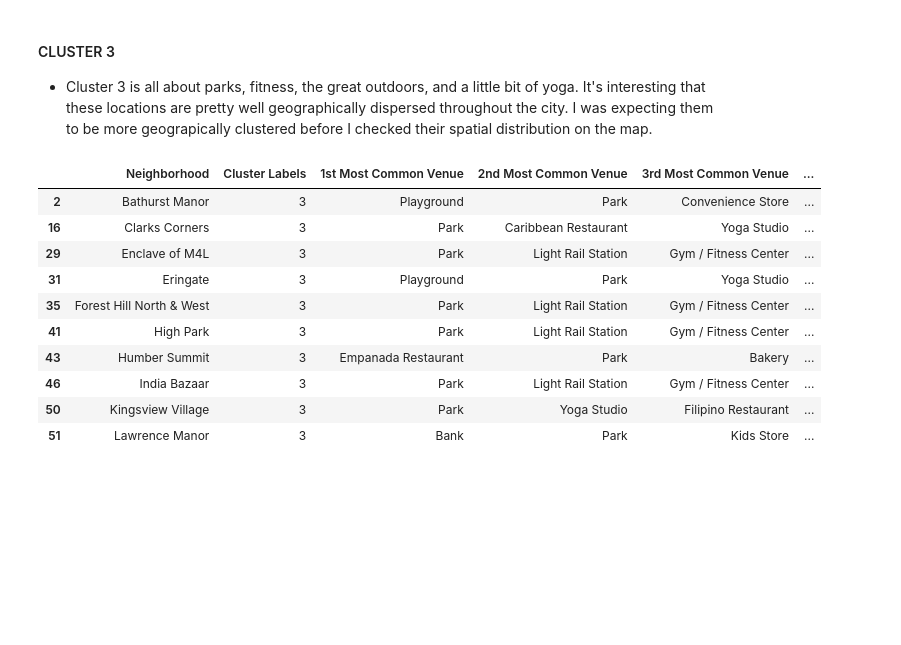
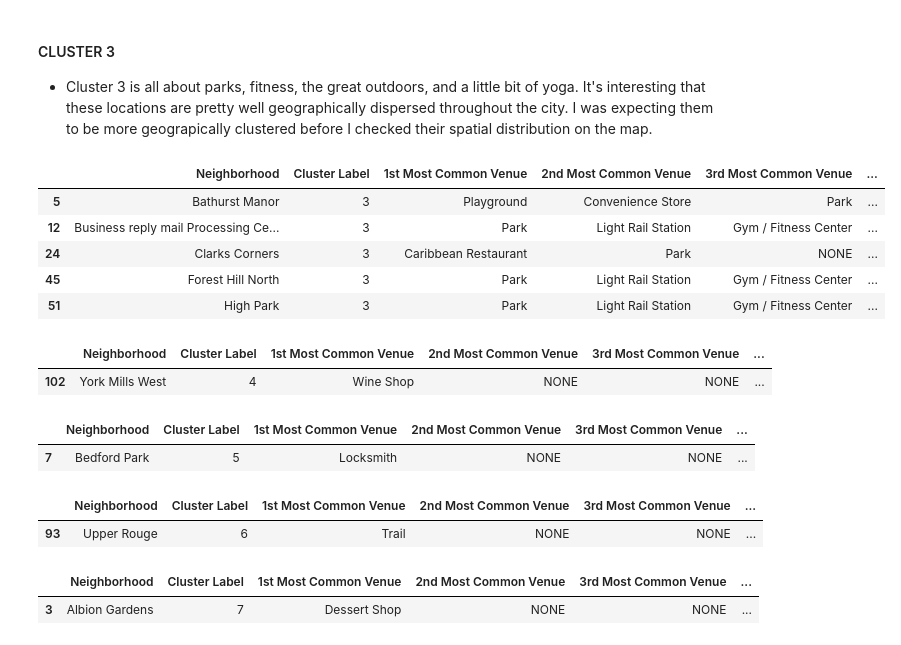
Before and after one commit to KirosG/toronto_clustering, a Jupyter notebook: Segmenting and Clustering Neighborhoods in Toronto.ipynb, the cells around one changed output. Drawn from its saved outputs; the diff is of its cells as text; code cells hidden in the pictures; blank space fills up the shorter version.

```diff
--- a/Segmenting and Clustering Neighborhoods in Toronto.ipynb
+++ b/Segmenting and Clustering Neighborhoods in Toronto.ipynb
@@ -518,3 +493,27 @@ def return_most_common_venues(row, num_top_venues):
+# %%
+def return_most_common_venues(row, num_top_venues):
+    """sort venues in descending order"""
+    row_categories = row.iloc[1:]
+    row_categories_sorted = row_categories.sort_values(ascending=False)
+
+    # if the sorted frequencies have a zero before the number of venues
+    # we want to return, we will fill those cells with 'NONE' so that we
+    # are not arbitrarily selecting venue types
+    zero_occurence_threshold = -1
+    for i in range(num_top_venues):
+        if row_categories_sorted[i] < 1e-7:
+            zero_occurence_threshold = i
+            break
+
+    ret_val = np.array([])
+    if zero_occurence_threshold == -1:  # there are 10 non-zero venue types
+        ret_val = row_categories_sorted.index.values[0:num_top_venues]
+    else:
+        ret_val = row_categories_sorted.index.values[0:zero_occurence_threshold]
+        for i in range(zero_occurence_threshold, num_top_venues):
+            ret_val = np.append(ret_val, "NONE")
+
+    return ret_val
 # %%
 num_top_venues = 10
 
@@ -556,12 +582,8 @@ grouped.head()
 # %%
-# set number of clusters
-kclusters = 4
-
-grouped_clustering = grouped.drop('Neighborhood', 1)
-
-# run k-means clustering
-kmeans = KMeans(n_clusters=kclusters, random_state=0).fit(grouped_clustering)
+kmeans = KMeans(n_clusters=12, random_state=0).fit(grouped_clustering)
 
 # check cluster labels generated for each row in the dataframe
-kmeans.labels_
+print(kmeans.labels_)
+
+plt.hist(kmeans.labels_)
 # %% [output]
@@ -573,8 +609,11 @@ array([0, 0, 3, 0, 0, 0, 0, 0, 0, 0, 0, 0, 0, 0, 0, 0, 3, 0, 0, 0, 0, 0, 0,
+# %%
+# get the first neighborhood for each
+df['Neighborhood'] = df['Neighborhood'].apply(lambda x: x.split(',')[0])
 # %%
 merged = df.groupby("Neighborhood").mean().reset_index()
 
 # add clustering labels
-merged['Cluster Labels'] = kmeans.labels_
+merged['Cluster Label'] = kmeans.labels_
 
 # merge toronto_grouped with toronto_data to add latitude/longitude for each neighborhood
 merged = merged.join(neighborhoods_venues_sorted.set_index('Neighborhood'), on='Neighborhood')
@@ -674,16 +726,31 @@ merged.loc[merged['Cluster Labels'] == 2, merged.columns[[0] + list(range(3, mer
 #### CLUSTER 3
 * Cluster 3 is all about parks, fitness, the great outdoors, and a little bit of yoga. It's interesting that these locations are pretty well geographically dispersed throughout the city. I was expecting them to be more geograpically clustered before I checked their spatial distribution on the map.
 # %%
-merged.loc[merged['Cluster Labels'] == 3, merged.columns[[0] + list(range(3, merged.shape[1]))]].head(10)
+merged.loc[merged['Cluster Label'] == 3, merged.columns[[0] + list(range(3, merged.shape[1]))]].head(5)
 # %% [output]
-|  | Neighborhood | Cluster Labels | 1st Most Common Venue | 2nd Most Common Venue | 3rd Most Common Venue | ... |
-| 2 | Bathurst Manor | 3 | Playground | Park | Convenience Store | ... |
-| 16 | Clarks Corners | 3 | Park | Caribbean Restaurant | Yoga Studio | ... |
-| 29 | Enclave of M4L | 3 | Park | Light Rail Station | Gym / Fitness Center | ... |
-| 31 | Eringate | 3 | Playground | Park | Yoga Studio | ... |
-| 35 | Forest Hill North & West | 3 | Park | Light Rail Station | Gym / Fitness Center | ... |
-| 41 | High Park | 3 | Park | Light Rail Station | Gym / Fitness Center | ... |
-| 43 | Humber Summit | 3 | Empanada Restaurant | Park | Bakery | ... |
-| 46 | India Bazaar | 3 | Park | Light Rail Station | Gym / Fitness Center | ... |
-| 50 | Kingsview Village | 3 | Park | Yoga Studio | Filipino Restaurant | ... |
-| 51 | Lawrence Manor | 3 | Bank | Park | Kids Store | ... |
+|  | Neighborhood | Cluster Label | 1st Most Common Venue | 2nd Most Common Venue | 3rd Most Common Venue | ... |
+| 5 | Bathurst Manor | 3 | Playground | Convenience Store | Park | ... |
+| 12 | Business reply mail Processing Ce... | 3 | Park | Light Rail Station | Gym / Fitness Center | ... |
+| 24 | Clarks Corners | 3 | Caribbean Restaurant | Park | NONE | ... |
+| 45 | Forest Hill North | 3 | Park | Light Rail Station | Gym / Fitness Center | ... |
+| 51 | High Park | 3 | Park | Light Rail Station | Gym / Fitness Center | ... |
+# %%
+merged.loc[merged['Cluster Label'] == 4, merged.columns[[0] + list(range(3, merged.shape[1]))]].head(5)
+# %% [output]
+|  | Neighborhood | Cluster Label | 1st Most Common Venue | 2nd Most Common Venue | 3rd Most Common Venue | ... |
+| 102 | York Mills West | 4 | Wine Shop | NONE | NONE | ... |
+# %%
+merged.loc[merged['Cluster Label'] == 5, merged.columns[[0] + list(range(3, merged.shape[1]))]].head(5)
+# %% [output]
+|  | Neighborhood | Cluster Label | 1st Most Common Venue | 2nd Most Common Venue | 3rd Most Common Venue | ... |
+| 7 | Bedford Park | 5 | Locksmith | NONE | NONE | ... |
+# %%
+merged.loc[merged['Cluster Label'] == 6, merged.columns[[0] + list(range(3, merged.shape[1]))]].head(5)
+# %% [output]
+|  | Neighborhood | Cluster Label | 1st Most Common Venue | 2nd Most Common Venue | 3rd Most Common Venue | ... |
+| 93 | Upper Rouge | 6 | Trail | NONE | NONE | ... |
+# %%
+merged.loc[merged['Cluster Label'] == 7, merged.columns[[0] + list(range(3, merged.shape[1]))]].head(5)
+# %% [output]
+|  | Neighborhood | Cluster Label | 1st Most Common Venue | 2nd Most Common Venue | 3rd Most Common Venue | ... |
+| 3 | Albion Gardens | 7 | Dessert Shop | NONE | NONE | ... |
```
Also changed, not shown: parts of 48 cells of this notebook.
